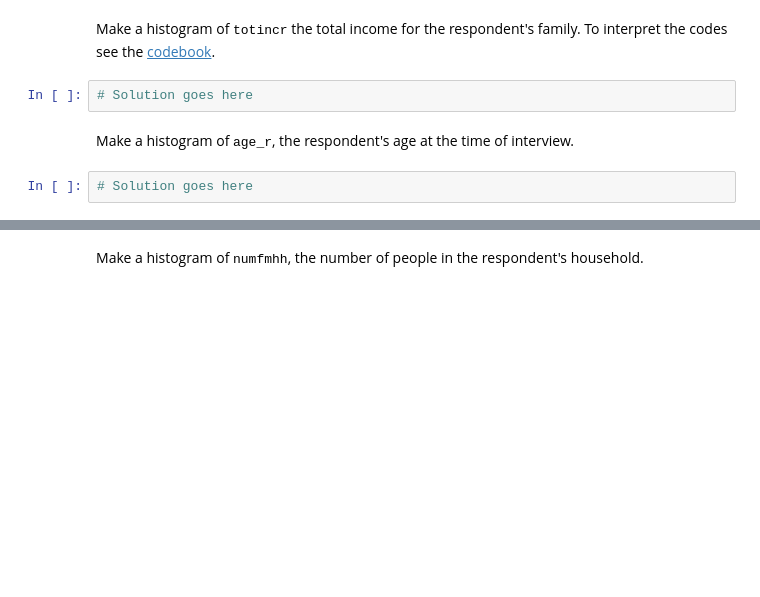
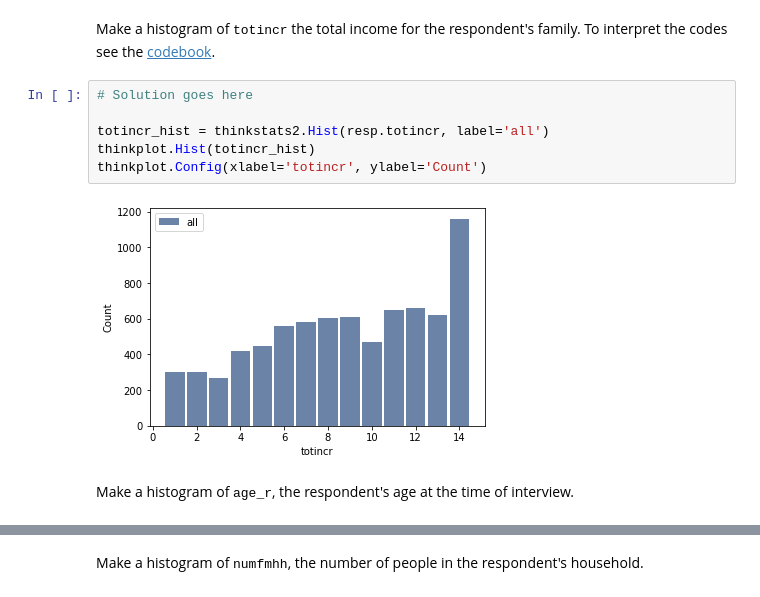
Before and after one commit to petulant1/ThinkStats2, a Jupyter notebook: code/chap02ex.ipynb, the cells around one changed output, grey strips where cells are left out. Cells and saved outputs as stored; diff of their text form; blank space fills up the shorter version.

```diff
--- a/code/chap02ex.ipynb
+++ b/code/chap02ex.ipynb
@@ -276,8 +327,12 @@ resp = nsfg.ReadFemResp()
 # %% [markdown]
 Make a histogram of <tt>totincr</tt> the total income for the respondent's family.  To interpret the codes see the [codebook](http://www.icpsr.umich.edu/nsfg6/Controller?displayPage=labelDetails&fileCode=FEM&section=R&subSec=7876&srtLabel=607543).
-# %%
-# Solution goes here
+# %%
+# Solution goes here
+
+totincr_hist = thinkstats2.Hist(resp.totincr, label='all')
+thinkplot.Hist(totincr_hist)
+thinkplot.Config(xlabel='totincr', ylabel='Count')
+# %% [output]
+[figure, added]
 # %% [markdown]
 Make a histogram of <tt>age_r</tt>, the respondent's age at the time of interview.
-# %%
-# Solution goes here
```
Also changed, not shown: parts of 13 cells of this notebook.
